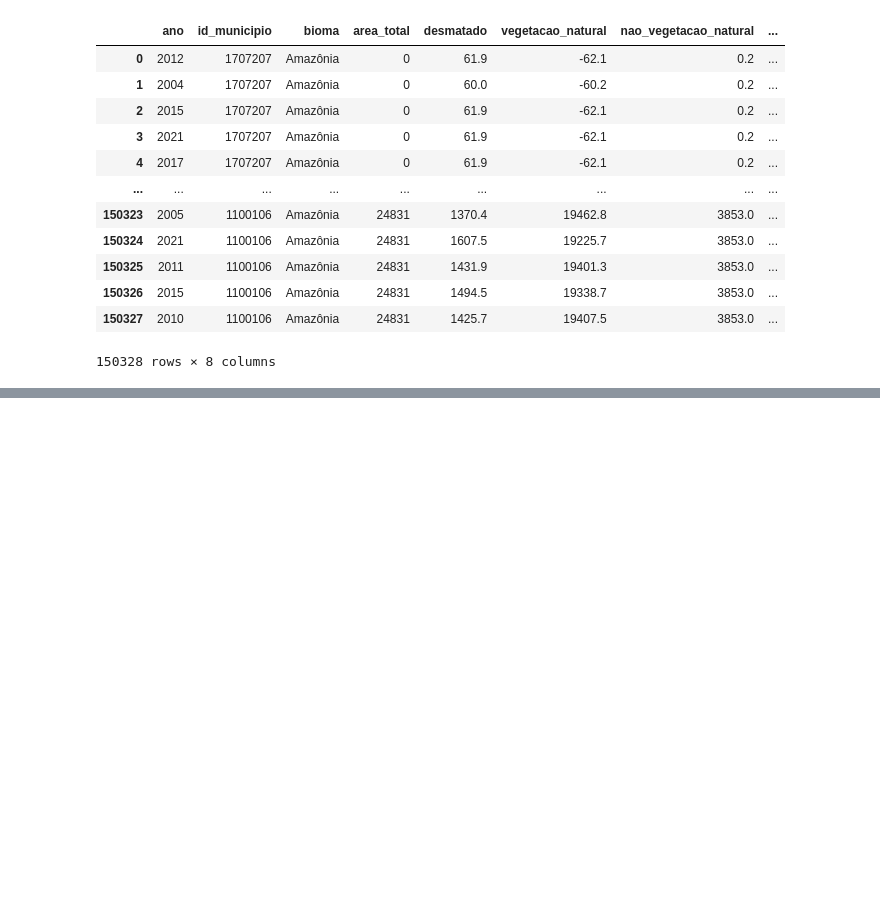
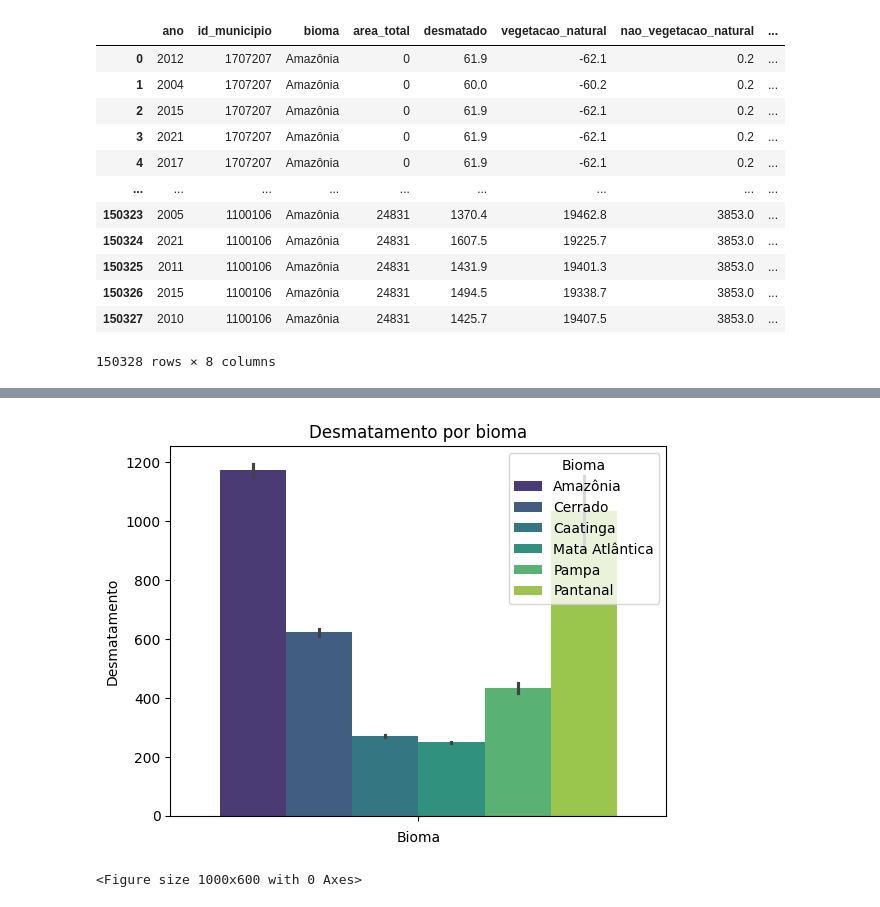
Before and after one commit to aldemaas/dados_desmatamento, a Jupyter notebook: relatorio.ipynb, the cells around one changed output, grey strips where cells are left out. Cells and saved outputs as stored; diff of their text form; code cells hidden in the pictures; blank space fills up the shorter version.

```diff
--- a/relatorio.ipynb
+++ b/relatorio.ipynb
@@ -30,0 +52,15 @@ desmatamento
+# %%
+import seaborn as sns
+
+#precisa corrigir
+
+sns.barplot(data=desmatamento, hue='bioma', y='desmatado', palette='viridis')
+legend = plt.legend(loc='upper right', title='Bioma')
+plt.title('Desmatamento por bioma')
+plt.xlabel('Bioma')
+plt.ylabel('Desmatamento')
+plt.figure(figsize=(10, 6))
+plt.show()
+# %% [output]
+[figure, added]
+<Figure size 1000x600 with 0 Axes>
```
Also changed, not shown: parts of 2 cells of this notebook.
